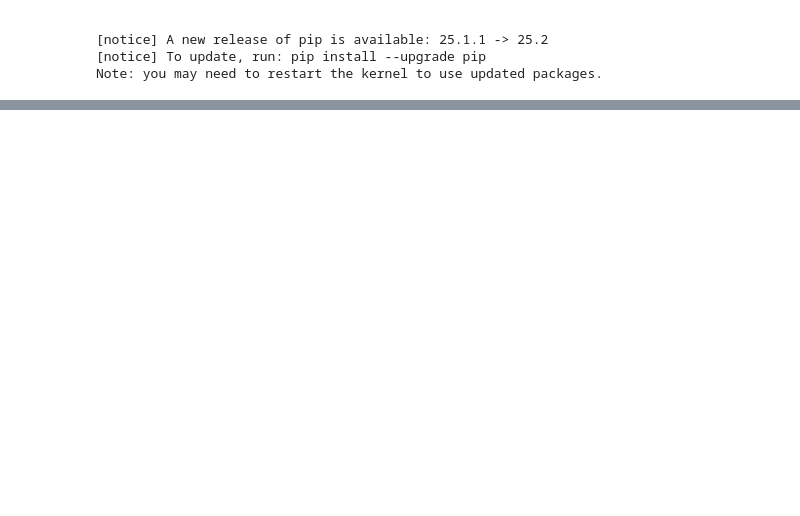
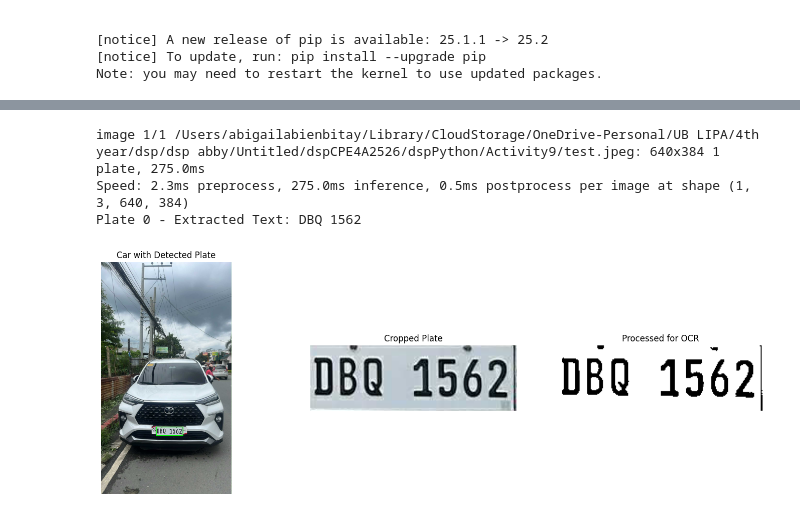
Before and after one commit to oscarbryan-magtibay/dspCPE4A2526, a Jupyter notebook: dspPython/Activity9/Activity9.ipynb, the cells around one changed output, grey strips where cells are left out. Cells and saved outputs as stored; diff of their text form; code cells hidden in the pictures; blank space fills up the shorter version.

Commit message:
updated code for September 24, 2025
Activity 9 Nameplate using YOLO and OCR

```diff
--- a/dspPython/Activity9/Activity9.ipynb
+++ b/dspPython/Activity9/Activity9.ipynb
@@ -71,0 +66,50 @@ model = YOLO("runs/detect/train11/weights/best.pt")
+# %%
+import cv2
+from ultralytics import YOLO
+import pytesseract
+from matplotlib import pyplot as plt
+
+def ocr_image(img):
+    gray = cv2.cvtColor(img, cv2.COLOR_BGR2GRAY)
+    _, thresh = cv2.threshold(gray, 80, 250, cv2.THRESH_BINARY)
+    kernel = cv2.getStructuringElement(cv2.MORPH_RECT, (1, 1))
+    cleaned = cv2.morphologyEx(thresh, cv2.MORPH_OPEN, kernel)
+    text = pytesseract.image_to_string(cleaned, config="--psm 7")
+    return text.strip(), cleaned
+
+model = YOLO("runs/detect/train/weights/best.pt")
+image_path = "test.jpeg"
+
+results = model(image_path, conf=0.95)
+boxes = results[0].boxes
+names = model.names
+
+img = cv2.imread(image_path)
+img_with_box = img.copy()
+
+for i, box in enumerate(boxes):
+    cls = int(box.cls[0])
+    if names[cls] in ["plate", "license_plate", "car_plate"]:
+        x1, y1, x2, y2 = box.xyxy[0].cpu().numpy().astype(int)
+        cv2.rectangle(img_with_box, (x1, y1), (x2, y2), (0, 255, 0), 3)
+        plate_crop = img[y1:y2, x1:x2]
+        crop_path = f"plate_{i}.jpg"
+        cv2.imwrite(crop_path, plate_crop)
+        text_output, processed = ocr_image(plate_crop)
+        print(f"Plate {i} - Extracted Text: {text_output}")
+        fig, axs = plt.subplots(1, 3, figsize=(18, 6))
+        axs[0].imshow(cv2.cvtColor(img_with_box, cv2.COLOR_BGR2RGB))
+        axs[0].set_title("Car with Detected Plate")
+        axs[0].axis("off")
+        axs[1].imshow(cv2.cvtColor(plate_crop, cv2.COLOR_BGR2RGB))
+        axs[1].set_title("Cropped Plate")
+        axs[1].axis("off")
+        axs[2].imshow(processed, cmap="gray")
+        axs[2].set_title("Processed for OCR")
+        axs[2].axis("off")
+        plt.show()
+# %% [output]
+image 1/1 /Users/abigailabienbitay/Library/CloudStorage/OneDrive-Personal/UB LIPA/4th year/dsp/dsp abby/Untitled/dspCPE4A2526/dspPython/Activity9/test.jpeg: 640x384 1 plate, 275.0ms
+Speed: 2.3ms preprocess, 275.0ms inference, 0.5ms postprocess per image at shape (1, 3, 640, 384)
+Plate 0 - Extracted Text: DBQ 1562
+[figure, added]
```
Also changed, not shown: parts of 6 cells of this notebook.
